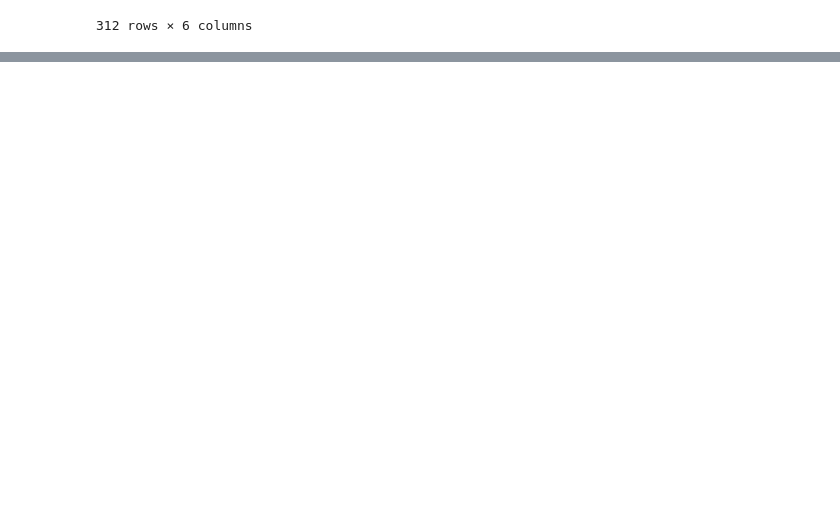
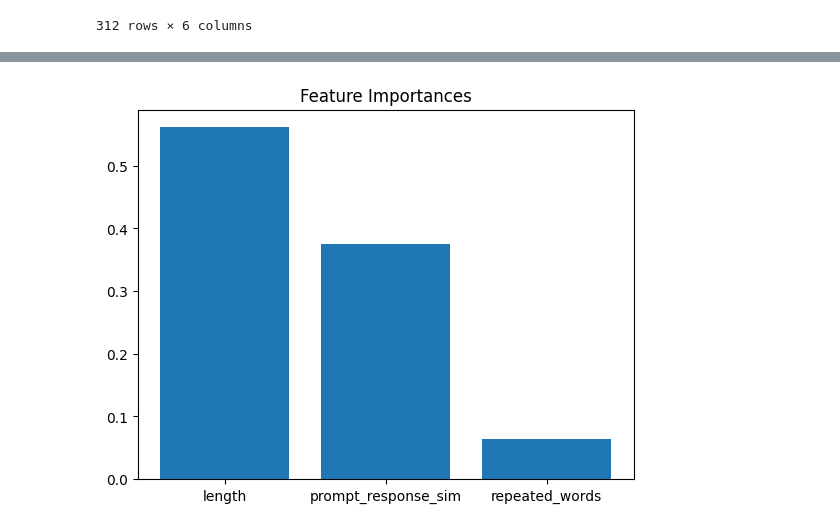
Before and after one commit to Shahbazi-Amir/Prompt-Quality-Evaluator-using-ML, a Jupyter notebook: prompt_quality_evaluator.ipynb, the cells around one changed output, grey strips where cells are left out. Cells and saved outputs as stored; diff of their text form; code cells hidden in the pictures; blank space fills up the shorter version.

Commit message:
fitting models

```diff
--- a/prompt_quality_evaluator.ipynb
+++ b/prompt_quality_evaluator.ipynb
@@ -58,0 +41,21 @@ print(df[['prompt', 'response', 'length', 'prompt_response_sim', 'repeated_words
+# %%
+import pandas as pd
+import matplotlib.pyplot as plt
+
+# Load the updated dataset
+df = pd.read_csv('prompt_data_updated.csv')
+
+# Calculate mean of features for each quality_label
+mean_features = df.groupby('quality_label')[['length', 'prompt_response_sim', 'repeated_words']].mean()
+print("Mean of features by quality_label:")
+print(mean_features)
+
+# Plot bar chart for mean features
+mean_features.plot(kind='bar', figsize=(10, 6))
+plt.title('Mean Feature Values by Quality Label')
+plt.xlabel('Quality Label (0=Bad, 1=Average, 2=Good)')
+plt.ylabel('Mean Value')
+plt.xticks(rotation=0)
+plt.legend(['Length', 'Prompt-Response Similarity', 'Repeated Words'])
+plt.tight_layout()
+plt.show()
@@ -58,0 +70,11 @@ print(df[['prompt', 'response', 'length', 'prompt_response_sim', 'repeated_words
+# %%
+from sklearn.model_selection import train_test_split
+
+X = df[['length', 'prompt_response_sim', 'repeated_words']]
+y = df['quality_label']
+X_train, X_test, y_train, y_test = train_test_split(X, y, test_size=0.2, random_state=42)
+# %%
+from sklearn.ensemble import RandomForestClassifier
+
+model = RandomForestClassifier(random_state=42)
+model.fit(X_train, y_train)
@@ -58,0 +98,9 @@ print(df[['prompt', 'response', 'length', 'prompt_response_sim', 'repeated_words
+# %%
+import matplotlib.pyplot as plt
+
+feature_importances = model.feature_importances_
+plt.bar(X.columns, feature_importances)
+plt.title("Feature Importances")
+plt.show()
+# %% [output]
+[figure, added]
```
Also changed, not shown: parts of 9 cells of this notebook.
